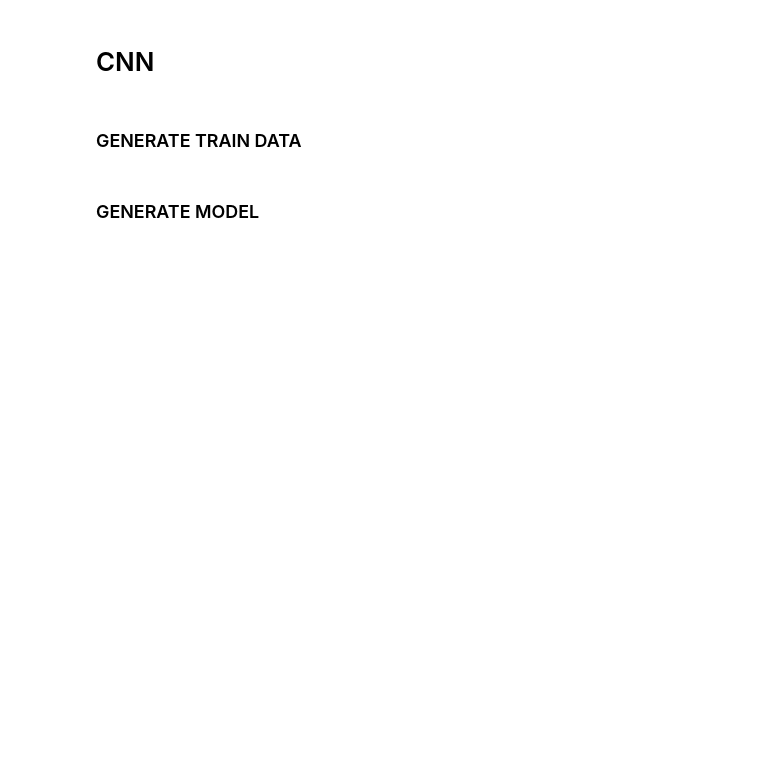
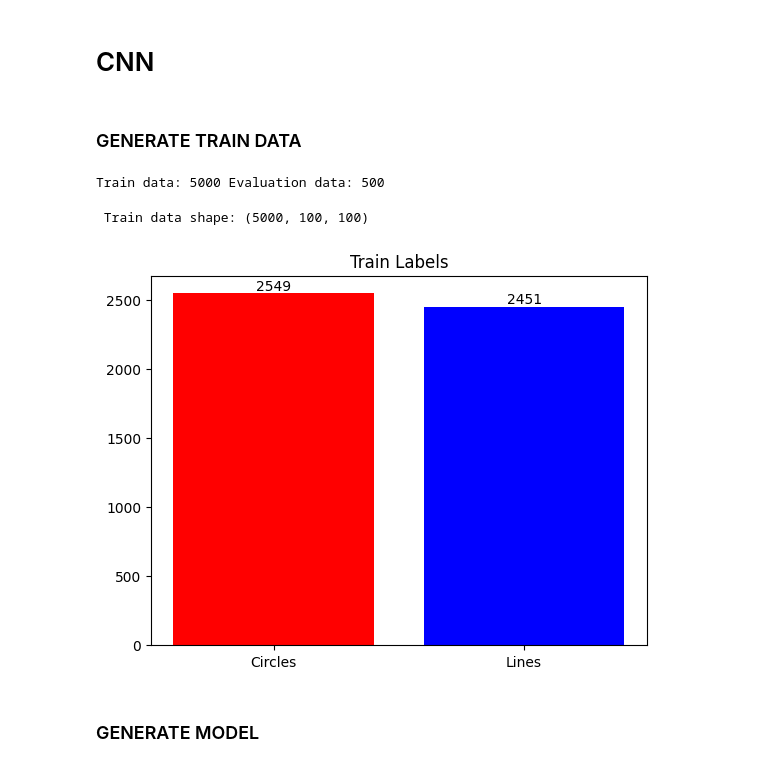
Before and after one commit to DanPinGar/python-machine-learning, a Jupyter notebook: emboendo_ML/embo_CNN_lab/model_analysis_I.ipynb, the cells around one changed output. Drawn from its saved outputs; the diff is of its cells as text; code cells hidden in the pictures; blank space fills up the shorter version.

```diff
--- a/emboendo_ML/embo_CNN_lab/model_analysis_I.ipynb
+++ b/emboendo_ML/embo_CNN_lab/model_analysis_I.ipynb
@@ -88,19 +71,31 @@ print('Evaluation data len:',len(Y_eval))
+# %%
+# X_train,Y_train,X_eval,Y_eval
+
+X_train,Y_train =cnn_data_bin_gen(input_d,zero='circle', one= 'line')
+X_eval,Y_eval = cnn_data_bin_gen(eval_d,zero='circle', one= 'line')
+
+print('Train data:',len(Y_train),'Evaluation data:',len(Y_eval))
+# %% [output]
+Train data: 5000 Evaluation data: 500
 # %%
 # check data
+
 zeros_count = np.sum(Y_train == 0)
 ones_count = np.sum(Y_train == 1)
 
 labels = ['Circles', 'Lines']
-counts = [zeros_count, ones_count]
 print(' Train data shape:', np.shape(X_train))
 
-plt.bar(labels, counts, color=['red', 'blue'])
+plt.bar(labels, [zeros_count, ones_count], color=['red', 'blue'])
 
-for i, count in enumerate(counts):
+for i, count in enumerate([zeros_count, ones_count]):
     plt.text(i, count + 0.1, str(count), ha='center', va='bottom')
 
 plt.title('Train Labels')
 plt.show()
+# %% [output]
+ Train data shape: (5000, 100, 100)
+[figure, added]
 # %% [markdown]
 ### GENERATE MODEL
 # %%
```
Also changed, not shown: parts of 6 cells of this notebook, 2 other files.
